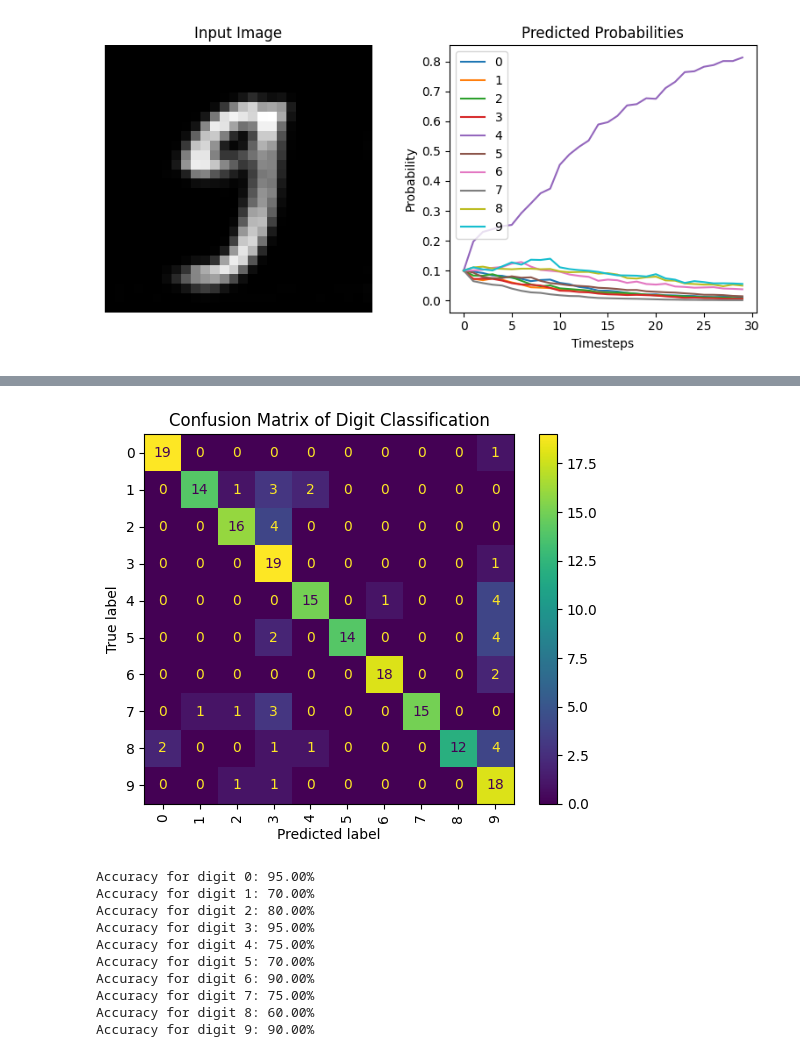
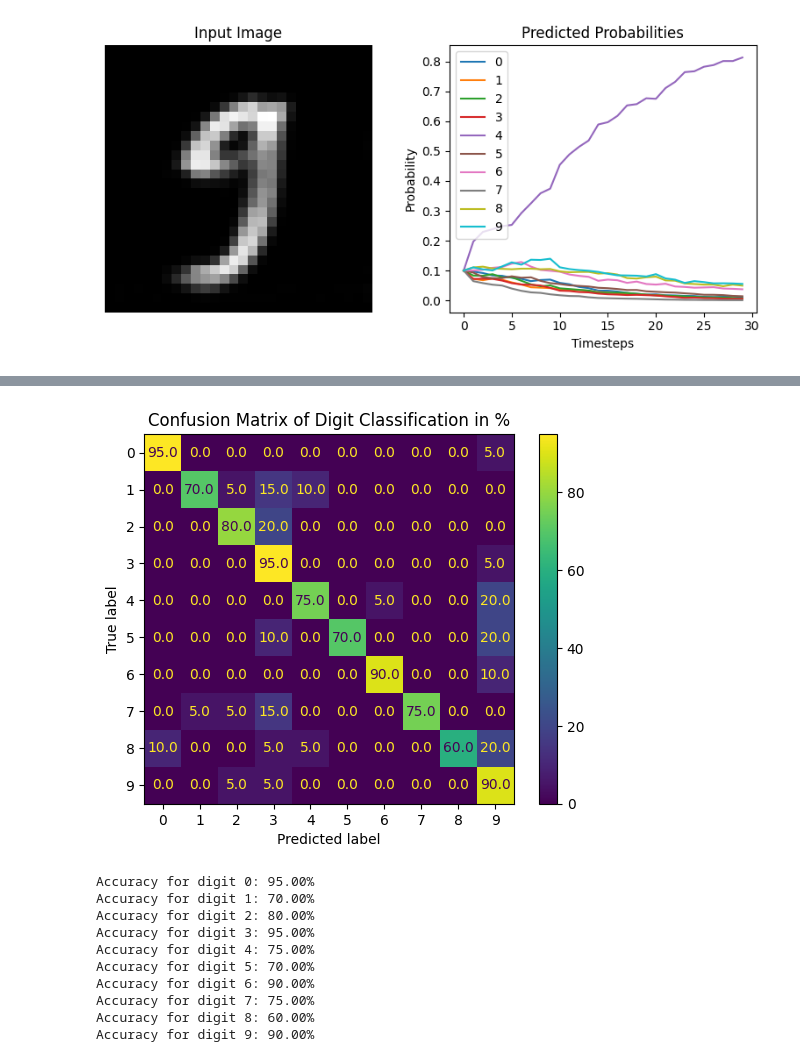
Before and after one commit to JesseK18/Cogntive_Neuroscience, a Jupyter notebook: docs/examples/spiking-mnist.ipynb, the cells around one changed output, grey strips where cells are left out. Saved outputs shown, nothing was run; the diff lists cells and outputs as text; code cells hidden in the pictures.

Commit message:
Created using Colab. add percentages confusion matrix. final push

```diff
--- a/docs/examples/spiking-mnist.ipynb
+++ b/docs/examples/spiking-mnist.ipynb
@@ -347,14 +351,17 @@ true_labels = np.squeeze(true_labels)
 predicted_labels = np.squeeze(predicted_labels)
 
 # Compute nad display the confusion matrix
-cm = confusion_matrix(true_labels, predicted_labels)
-disp = ConfusionMatrixDisplay(confusion_matrix=cm, display_labels=np.arange(10))
-disp.plot(cmap="viridis", xticks_rotation="vertical")
-plt.title("Confusion Matrix of Digit Classification")
+conf_matrix = confusion_matrix(true_labels, predicted_labels)
+conf_matrix_percentage = conf_matrix / conf_matrix.sum(axis=1, keepdims=True) * 100
+
+disp = ConfusionMatrixDisplay(confusion_matrix=conf_matrix_percentage, display_labels=np.arange(10))
+
+disp.plot(cmap='viridis', colorbar=True, values_format='.1f')
+plt.title("Confusion Matrix of Digit Classification in %")
 plt.show()
 
 # Optionally, print out accuracy per digit
-digit_accuracies = cm.diagonal() / cm.sum(axis=1)
+digit_accuracies = conf_matrix.diagonal() / conf_matrix.sum(axis=1)
 for digit, accuracy in enumerate(digit_accuracies):
     print(f"Accuracy for digit {digit}: {accuracy:.2%}")
 # %% [output]
@@ -362,4 +369,4 @@ for digit, accuracy in enumerate(digit_accuracies):
-[figure, old version]
+[figure, new version]
 Accuracy for digit 0: 95.00%
 Accuracy for digit 1: 70.00%
 Accuracy for digit 2: 80.00%
```
Also changed, not shown: parts of 6 cells of this notebook.
